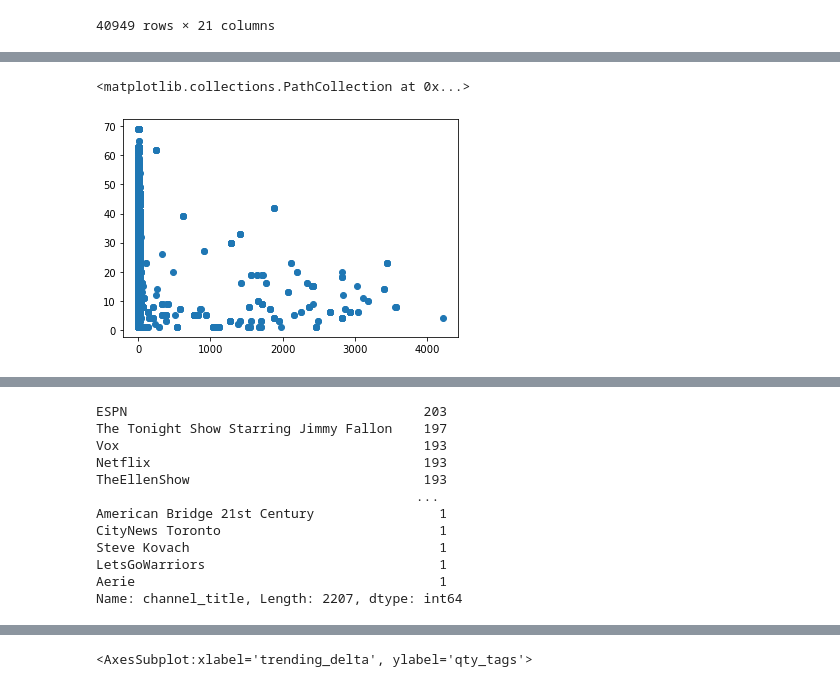
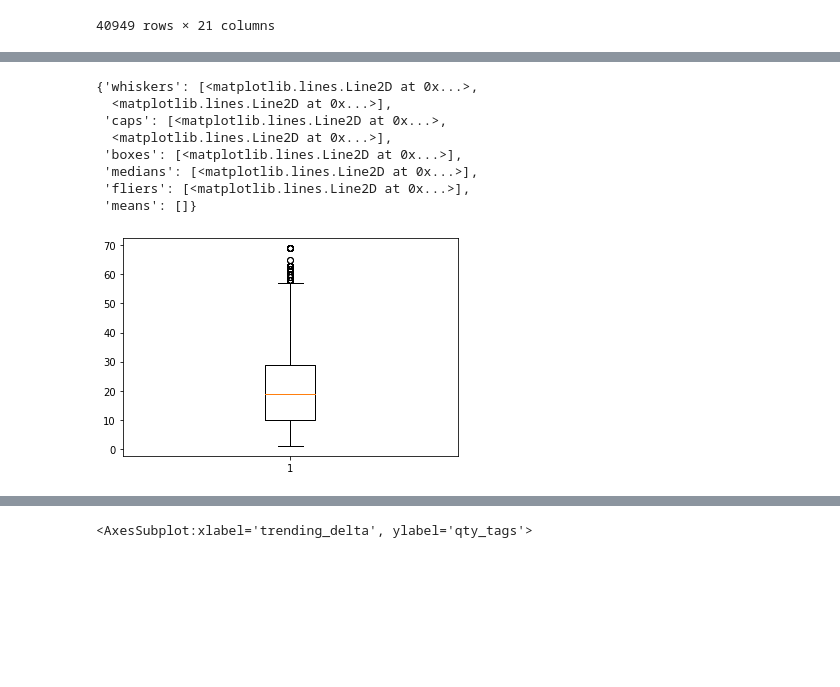
Before and after one commit to danielosetiawan/YouTube-EDA, a Jupyter notebook: youtube ipynb.ipynb, the cells around one changed output, grey strips where cells are left out. Cells and saved outputs as stored; diff of their text form; code cells hidden in the pictures; blank space fills up the shorter version.

```diff
--- a/youtube ipynb.ipynb
+++ b/youtube ipynb.ipynb
@@ -80,8 +89,15 @@ us_df.plot.scatter('len_desc', 'like_pct', alpha=0.2)
 # %%
-plt.scatter(us_df['trending_delta'].dt.days, us_df['qty_tags'])
+plt.boxplot(us_df['qty_tags'])
 # %% [output]
-<matplotlib.collections.PathCollection at 0x...>
+{'whiskers': [<matplotlib.lines.Line2D at 0x...>,
+  <matplotlib.lines.Line2D at 0x...>],
+ 'caps': [<matplotlib.lines.Line2D at 0x...>,
+  <matplotlib.lines.Line2D at 0x...>],
+ 'boxes': [<matplotlib.lines.Line2D at 0x...>],
+ 'medians': [<matplotlib.lines.Line2D at 0x...>],
+ 'fliers': [<matplotlib.lines.Line2D at 0x...>],
+ 'means': []}
-[figure, old version]
+[figure, new version]
 # %%
 us_df
 # %% [output]
@@ -98,18 +114,3 @@ us_df
 | 40947 | V6ElE2xs48c | 2018-06-05 | Game of Zones - S5:E5: The Isle o... | Bleacher Report | 2018-05-10 21:01:22+00:00 | bleacher report|"br"|"nba"|"Stan ... | 1345086 | 22542 | 615 | ... |
 | 40948 | V6ElE2xs48c | 2018-06-06 | Game of Zones - S5:E5: The Isle o... | Bleacher Report | 2018-05-10 21:01:22+00:00 | bleacher report|"br"|"nba"|"Stan ... | 1351321 | 22587 | 616 | ... |
 40949 rows × 21 columns
-# %%
-us_df['channel_title'].value_counts()
-# %% [output]
-ESPN                                      203
-The Tonight Show Starring Jimmy Fallon    197
-Vox                                       193
-Netflix                                   193
-TheEllenShow                              193
-                                         ...
-American Bridge 21st Century                1
-CityNews Toronto                            1
-Steve Kovach                                1
-LetsGoWarriors                              1
-Aerie                                       1
-Name: channel_title, Length: 2207, dtype: int64
```
Also changed, not shown: parts of 4 cells of this notebook.
